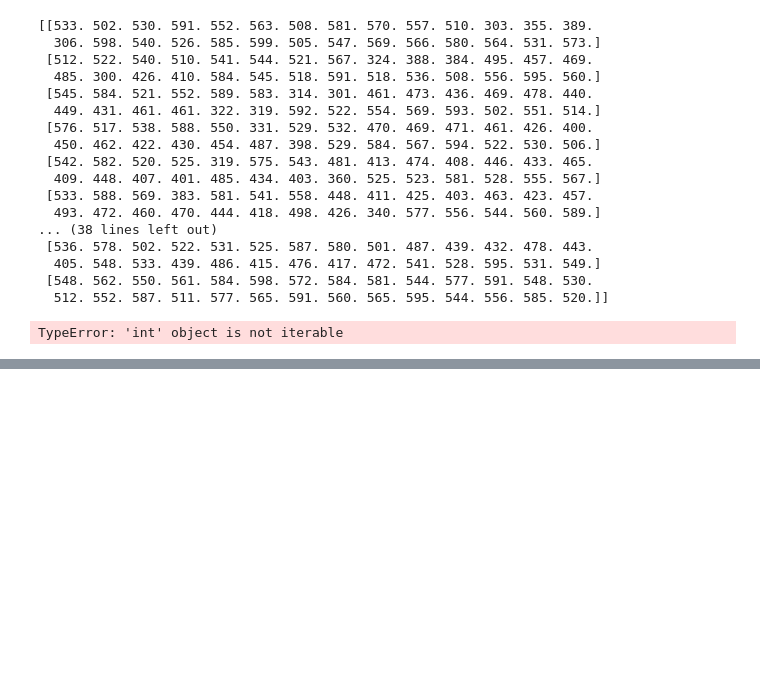
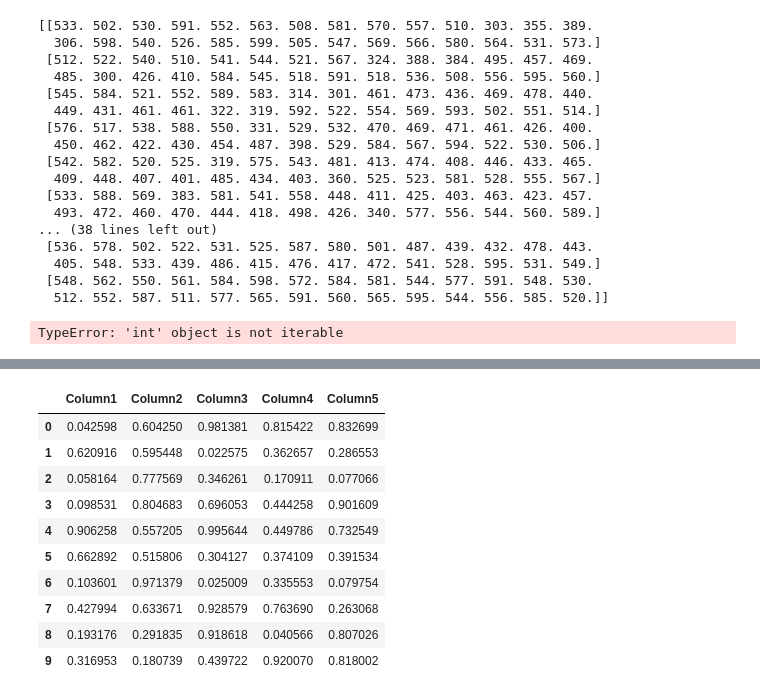
Before and after one commit to thomas-cares/data-pt-ber-08-20, a Jupyter notebook: practice/codealong.ipynb, the cells around one changed output, grey strips where cells are left out. Saved outputs shown, nothing was run; the diff lists cells and outputs as text; code cells hidden in the pictures; blank space fills up the shorter version.

```diff
--- a/practice/codealong.ipynb
+++ b/practice/codealong.ipynb
@@ -403,0 +445,20 @@ TypeError: 'int' object is not iterable
+# %%
+#DATAFRAME
+
+colnames = ['Column1','Column2','Column3','Column4','Column5']
+
+df = pd.DataFrame(np.random.random((10,5)), columns=colnames)
+
+df
+# %% [output]
+|  | Column1 | Column2 | Column3 | Column4 | Column5 |
+| 0 | 0.042598 | 0.604250 | 0.981381 | 0.815422 | 0.832699 |
+| 1 | 0.620916 | 0.595448 | 0.022575 | 0.362657 | 0.286553 |
+| 2 | 0.058164 | 0.777569 | 0.346261 | 0.170911 | 0.077066 |
+| 3 | 0.098531 | 0.804683 | 0.696053 | 0.444258 | 0.901609 |
+| 4 | 0.906258 | 0.557205 | 0.995644 | 0.449786 | 0.732549 |
+| 5 | 0.662892 | 0.515806 | 0.304127 | 0.374109 | 0.391534 |
+| 6 | 0.103601 | 0.971379 | 0.025009 | 0.335553 | 0.079754 |
+| 7 | 0.427994 | 0.633671 | 0.928579 | 0.763690 | 0.263068 |
+| 8 | 0.193176 | 0.291835 | 0.918618 | 0.040566 | 0.807026 |
+| 9 | 0.316953 | 0.180739 | 0.439722 | 0.920070 | 0.818002 |
```
Also changed, not shown: parts of 20 cells of this notebook.
